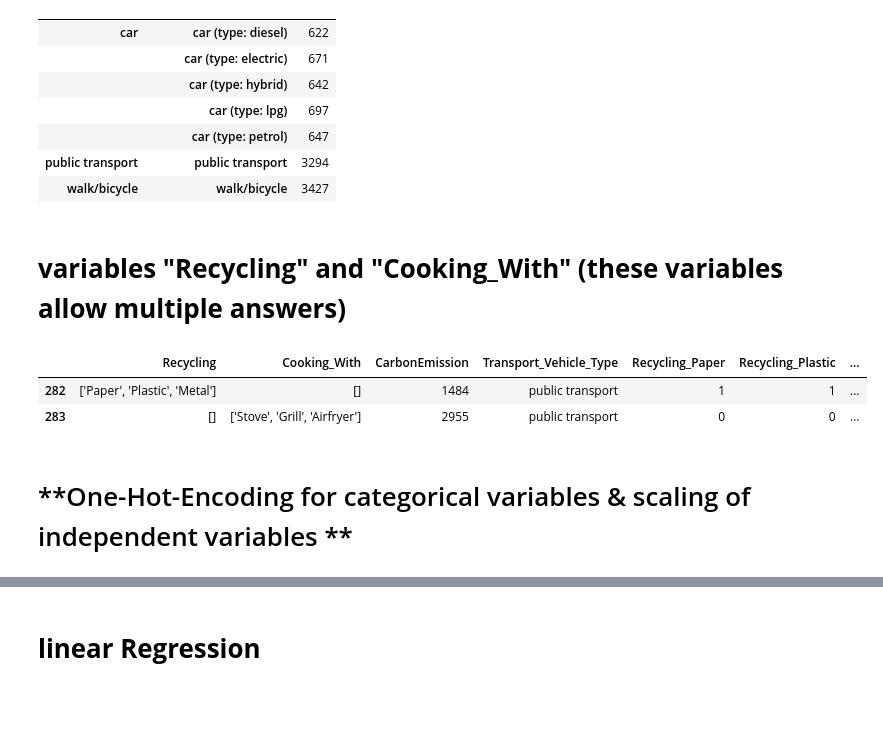
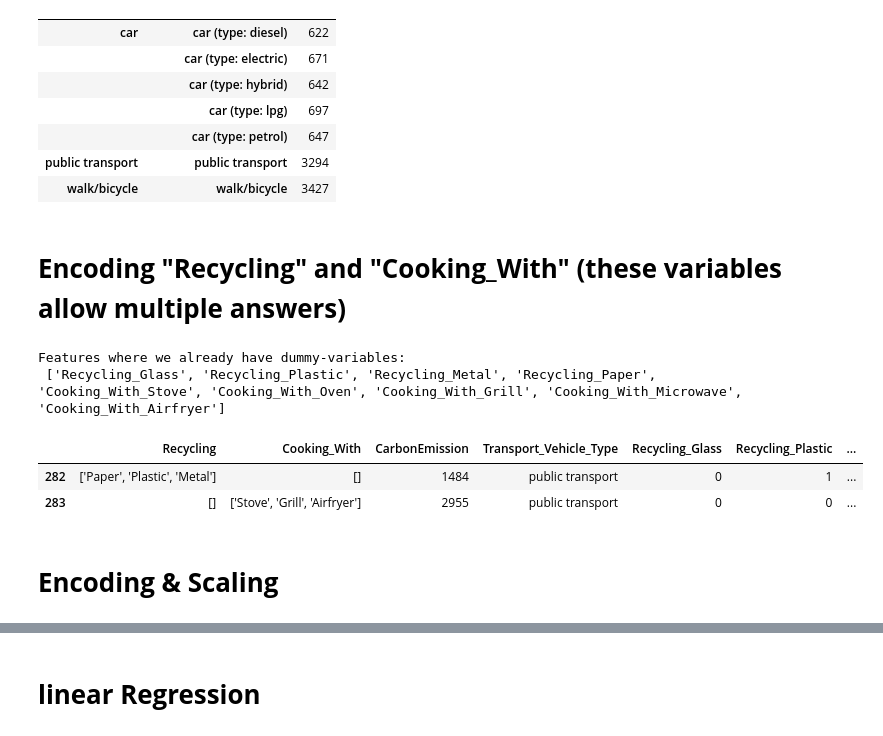
Before and after one commit to e-prossinger/CarbonFootprint_TechLab, a Jupyter notebook: 00_for_publication_linear-regression-for-carbon-footprint.ipynb, the cells around one changed output, grey strips where cells are left out. Saved outputs shown, nothing was run; the diff lists cells and outputs as text; code cells hidden in the pictures; blank space fills up the shorter version.

```diff
--- a/00_for_publication_linear-regression-for-carbon-footprint.ipynb
+++ b/00_for_publication_linear-regression-for-carbon-footprint.ipynb
@@ -494,39 +512,43 @@ dtype: int64
 | public transport | public transport | 3294 |
 | walk/bicycle | walk/bicycle | 3427 |
 # %% [markdown]
-# **variables "Recycling" and "Cooking_With" (these variables allow multiple answers)**
+# **Encoding "Recycling" and "Cooking_With" (these variables allow multiple answers)**
 # %%
 ##create new column: dummy-variables for Recycling
 unique_values_Recycling= set([item for sublist in df['Recycling'].unique() for item in eval(sublist)]) # Liste aller einzigartigen Recycling-Möglichkeiten
 # Für jede einzigartige Recycling-Möglichkeit eine neue Spalte hinzufügen und mit 0 oder 1 füllen
 for item in unique_values_Recycling:
     df['Recycling_'+str(item)] = df['Recycling'].apply(lambda x: 1 if item in x else 0)
 
 ##create new column: dummy-variables for Cooking-with
 unique_values_cooking_With= set([item for sublist in df['Cooking_With'].unique() for item in eval(sublist)]) # Liste aller einzigartigen Cooking_With-Möglichkeiten
 # Für jede einzigartige Cooking_With-Möglichkeit eine neue Spalte hinzufügen und mit 0 oder 1 füllen
 for item in unique_values_cooking_With:
     df['Cooking_With_'+str(item)] = df['Cooking_With'].apply(lambda x: 1 if item in x else 0)
 
 
-##add new columns to "variables_quantitative"-list for lineare Regression
+##add new columns to "variables_mit_mehreren_antwortmoeglichkeiten"-list for lineare Regression
+variables_mit_mehreren_antwortmoeglichkeiten=[]
 columns_recycling=['Recycling_'+str(item) for item in unique_values_Recycling] #liste mit Spalten-Namen
-if columns_recycling[0] not in variables_quantitative: ##wenn es noch nicht hinzugefügt wurde bzw is one element in the list already?
-    variables_quantitative += columns_recycling
+if columns_recycling[0] not in variables_mit_mehreren_antwortmoeglichkeiten: ##wenn es noch nicht hinzugefügt wurde bzw is one element in the list already?
+    variables_mit_mehreren_antwortmoeglichkeiten += columns_recycling
 columns_cooking_with=['Cooking_With_'+str(item) for item in unique_values_cooking_With] #liste mit Spalten-Namen
-if columns_cooking_with[0] not in variables_quantitative: ##wenn es noch nicht hinzugefügt wurde bzw is one element in the list already?
-    variables_quantitative += columns_cooking_with
+if columns_cooking_with[0] not in variables_mit_mehreren_antwortmoeglichkeiten: ##wenn es noch nicht hinzugefügt wurde bzw is one element in the list already?
+    variables_mit_mehreren_antwortmoeglichkeiten += columns_cooking_with
 
+print("Features where we already have dummy-variables:\n",variables_mit_mehreren_antwortmoeglichkeiten)
 
 #Person 282 cooks with "nothing" deshalb can bei one-hot-encoding nicht eine Spalte gelöscht werden, person 283 who doesn't recycle deshalb can bei one-hot-encoding nicht eine Spalte gelöscht werden
 #Darstellung
 df.iloc[282:284, -13:]
 # %% [output]
+Features where we already have dummy-variables:
+ ['Recycling_Glass', 'Recycling_Plastic', 'Recycling_Metal', 'Recycling_Paper', 'Cooking_With_Stove', 'Cooking_With_Oven', 'Cooking_With_Grill', 'Cooking_With_Microwave', 'Cooking_With_Airfryer']
-|  | Recycling | Cooking_With | CarbonEmission | Transport_Vehicle_Type | Recycling_Paper | Recycling_Plastic | ... |
-| 282 | ['Paper', 'Plastic', 'Metal'] | [] | 1484 | public transport | 1 | 1 | ... |
+|  | Recycling | Cooking_With | CarbonEmission | Transport_Vehicle_Type | Recycling_Glass | Recycling_Plastic | ... |
+| 282 | ['Paper', 'Plastic', 'Metal'] | [] | 1484 | public transport | 0 | 1 | ... |
 | 283 | [] | ['Stove', 'Grill', 'Airfryer'] | 2955 | public transport | 0 | 0 | ... |
-# %% [markdown]
-# **One-Hot-Encoding for categorical variables & scaling of independent variables **
+# %% [markdown]
+# **Encoding & Scaling**
 # %%
 from sklearn.preprocessing import OneHotEncoder
 from sklearn.compose import ColumnTransformer
```
Also changed, not shown: parts of 29 cells of this notebook.
